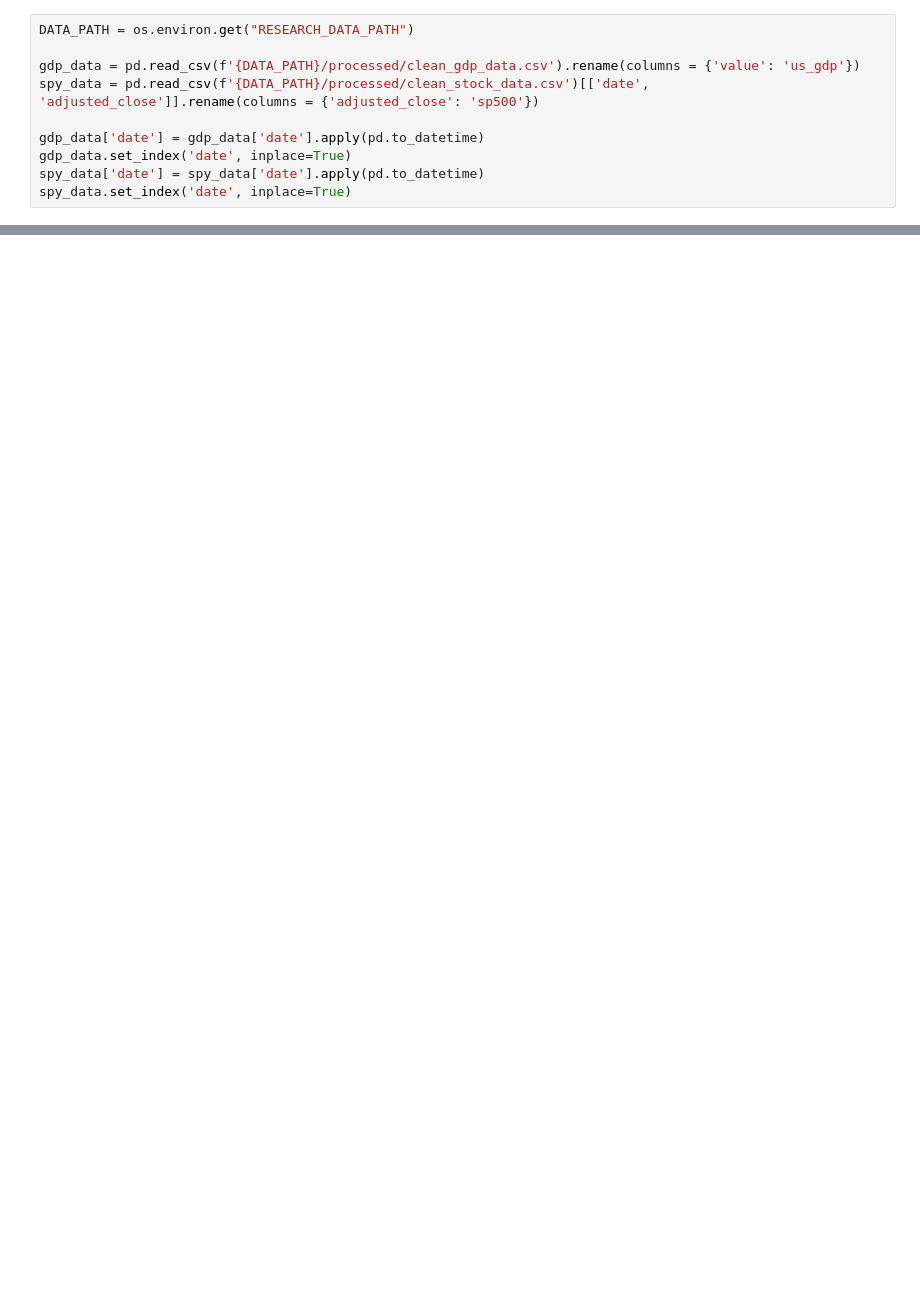
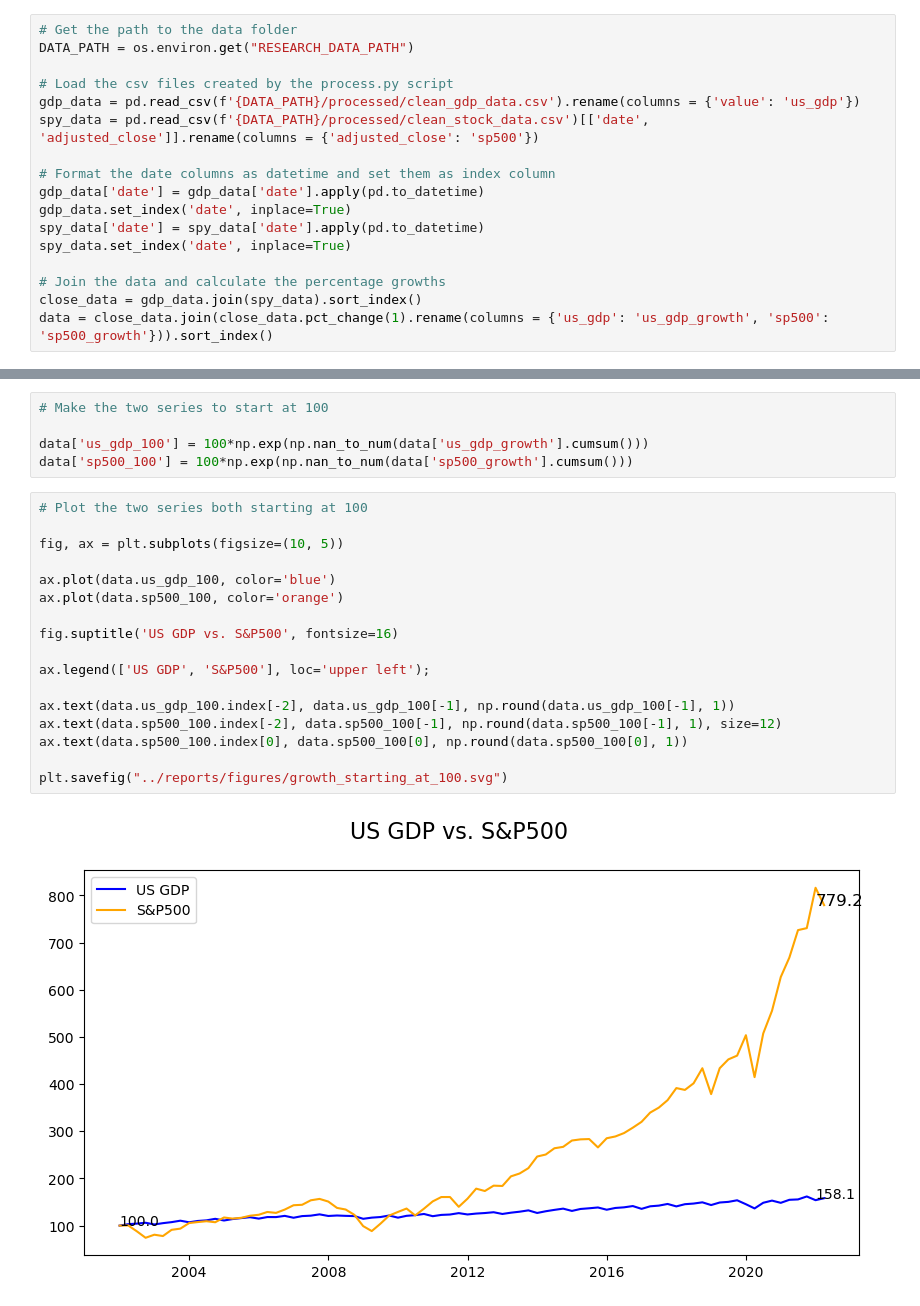
Before and after one commit to tillfurger/stock_vs_gdp, a Jupyter notebook: notebooks/data_analysis.ipynb, the cells around one changed output, grey strips where cells are left out. Cells and saved outputs as stored; diff of their text form; blank space fills up the shorter version.

```diff
--- a/notebooks/data_analysis.ipynb
+++ b/notebooks/data_analysis.ipynb
@@ -6,10 +13,17 @@ ModuleNotFoundError: No module named 'matplolib'
 # %%
+# Get the path to the data folder
 DATA_PATH = os.environ.get("RESEARCH_DATA_PATH")
 
+# Load the csv files created by the process.py script
 gdp_data = pd.read_csv(f'{DATA_PATH}/processed/clean_gdp_data.csv').rename(columns = {'value': 'us_gdp'})
 spy_data = pd.read_csv(f'{DATA_PATH}/processed/clean_stock_data.csv')[['date', 'adjusted_close']].rename(columns = {'adjusted_close': 'sp500'})
 
+# Format the date columns as datetime and set them as index column
 gdp_data['date'] = gdp_data['date'].apply(pd.to_datetime)
 gdp_data.set_index('date', inplace=True)
 spy_data['date'] = spy_data['date'].apply(pd.to_datetime)
 spy_data.set_index('date', inplace=True)
+
+# Join the data and calculate the percentage growths
+close_data = gdp_data.join(spy_data).sort_index()
+data = close_data.join(close_data.pct_change(1).rename(columns = {'us_gdp': 'us_gdp_growth', 'sp500': 'sp500_growth'})).sort_index()
@@ -19,0 +55,24 @@ gdp_data.join(spy_data).pct_change(1).plot();
+# %%
+# Make the two series to start at 100
+
+data['us_gdp_100'] = 100*np.exp(np.nan_to_num(data['us_gdp_growth'].cumsum()))
+data['sp500_100'] = 100*np.exp(np.nan_to_num(data['sp500_growth'].cumsum()))
+# %%
+# Plot the two series both starting at 100
+
+fig, ax = plt.subplots(figsize=(10, 5))
+
+ax.plot(data.us_gdp_100, color='blue')
+ax.plot(data.sp500_100, color='orange')
+
+fig.suptitle('US GDP vs. S&P500', fontsize=16)
+
+ax.legend(['US GDP', 'S&P500'], loc='upper left');
+
+ax.text(data.us_gdp_100.index[-2], data.us_gdp_100[-1], np.round(data.us_gdp_100[-1], 1))
+ax.text(data.sp500_100.index[-2], data.sp500_100[-1], np.round(data.sp500_100[-1], 1), size=12)
+ax.text(data.sp500_100.index[0], data.sp500_100[0], np.round(data.sp500_100[0], 1))
+
+plt.savefig("../reports/figures/growth_starting_at_100.svg")
+# %% [output]
+[figure, added]
```
Also changed, not shown: parts of 8 cells of this notebook, 4 other files.
